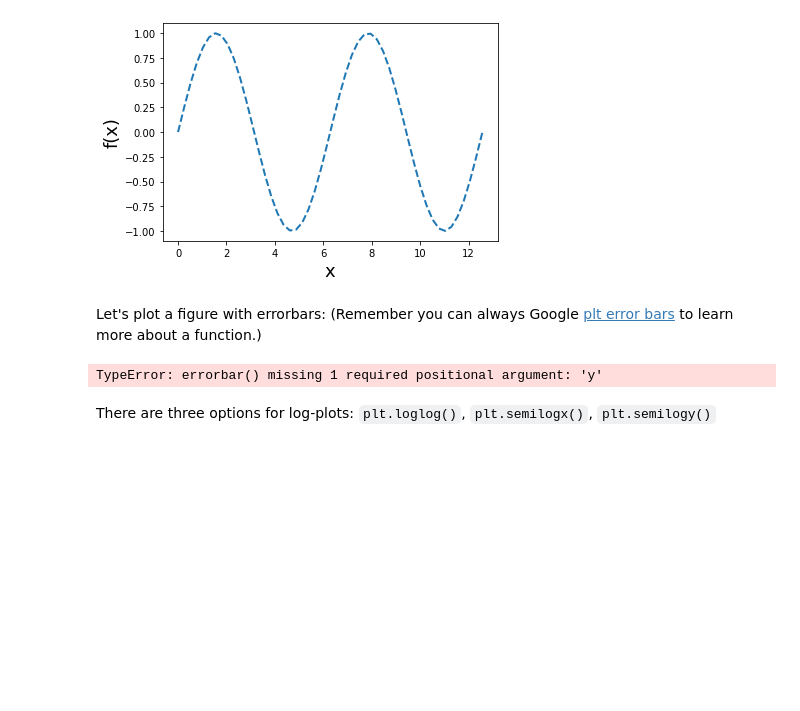
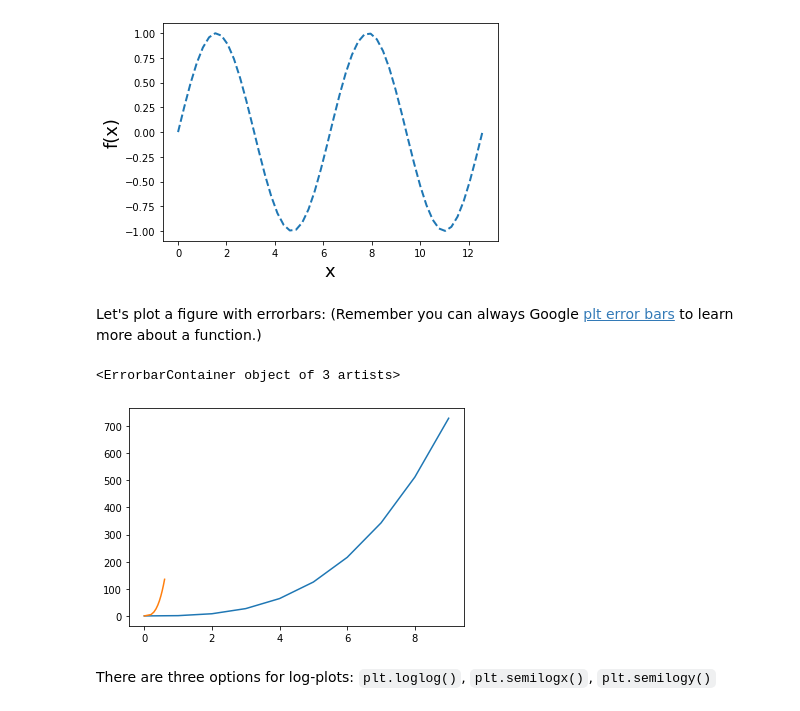
Before and after one commit to EmilyTipton/Intro-to-Research-3190, a Jupyter notebook: lessons/06Tipton.ipynb, the cells around one changed output. Saved outputs shown, nothing was run; the diff lists cells and outputs as text; code cells hidden in the pictures; blank space fills up the shorter version.

```diff
--- a/lessons/06Tipton.ipynb
+++ b/lessons/06Tipton.ipynb
@@ -79,17 +79,18 @@ Let's plot a figure with errorbars: (Remember you can always Google [plt error b
 # %%
 # Plotting y = x^3
 q = np.arange(0,10,1)
 r = q**3
 
 # Testing errorbars
 q_errors = 0.2*np.sqrt(q)
 r_errors = 5*np.sqrt(r)
 
 # Call errorbar function
-
-plt.errorbar(q_errors)
+plt.plot(q,r)
+plt.errorbar(q_errors, r_errors)
 # %% [output]
-TypeError: errorbar() missing 1 required positional argument: 'y'
+<ErrorbarContainer object of 3 artists>
+[figure, added]
 # %% [markdown]
 There are three options for log-plots: `plt.loglog()`, `plt.semilogx()`, `plt.semilogy()`
 # %%
```
Also changed, not shown: parts of 15 cells of this notebook, 1 other file.
